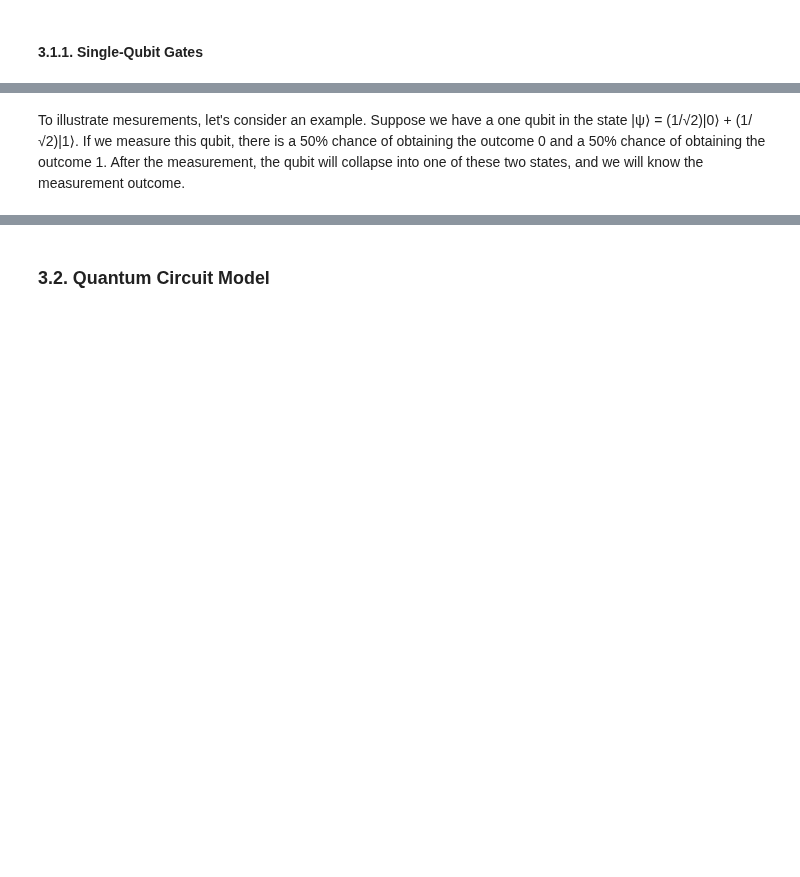
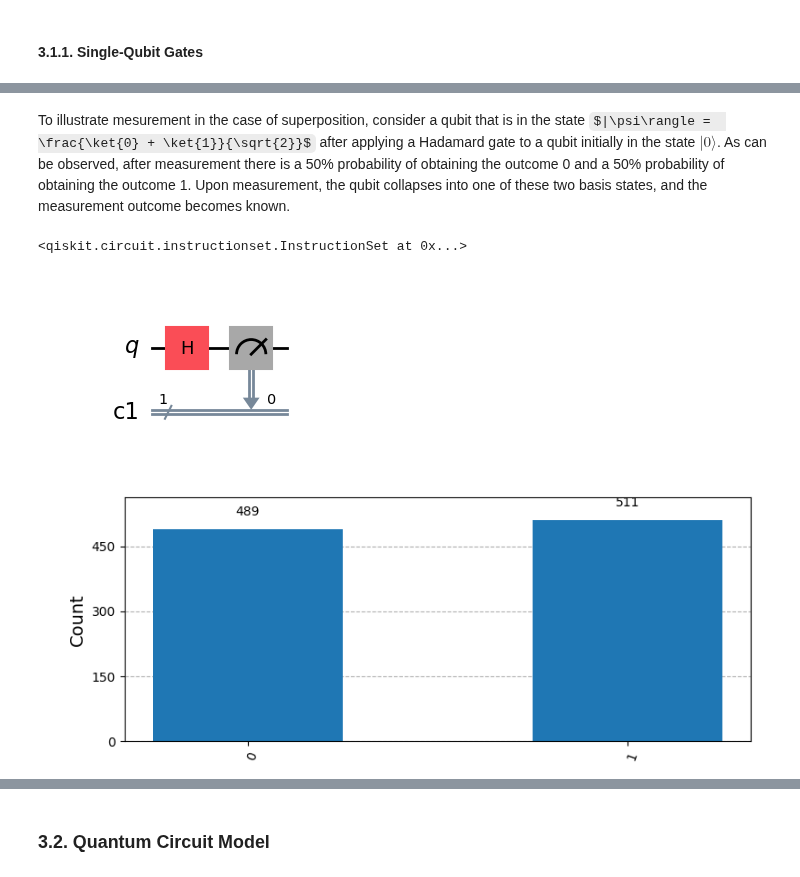
Before and after one commit to MariyaSV78/notebook_Quantum-computing, a Jupyter notebook: Quantum-computing.ipynb, the cells around one changed output, grey strips where cells are left out. Cells and saved outputs as stored; diff of their text form; code cells hidden in the pictures; some formulas as TeX source; blank space fills up the shorter version.

```diff
--- a/Quantum-computing.ipynb
+++ b/Quantum-computing.ipynb
@@ -1043,4 +1056,30 @@ q = [0.707+0.j 0.707+0.j]
-# %% [markdown]
-To illustrate mesurements, let's consider an example. Suppose we have a one qubit in the state |ψ⟩ = (1/√2)|0⟩ + (1/√2)|1⟩. If we measure this qubit, there is a 50% chance of obtaining the outcome 0 and a 50% chance of obtaining the outcome 1. After the measurement, the qubit will collapse into one of these two states, and we will know the measurement outcome.
+# %% [markdown]
+To illustrate mesurement in the case of superposition, consider a qubit that is in the state $|\psi\rangle =  \frac{\ket{0} + \ket{1}}{\sqrt{2}}$ after applying a Hadamard gate to a qubit initially in the state $|0\rangle$. As can be observed, after measurement there is a 50% probability of obtaining the outcome 0 and a 50% probability of obtaining the outcome 1. Upon measurement, the qubit collapses into one of these two basis states, and the measurement outcome becomes known.
+# %%
+# Add classical register
+cr = ClassicalRegister(1)
+qc_h.add_register(cr)
+
+qc_h.measure(0, 0)
+# %% [output]
+<qiskit.circuit.instructionset.InstructionSet at 0x...>
+# %%
+# Simulate measurements using AerSimulator
+simulator = AerSimulator()
+job = simulator.run(qc_h, shots=1000, memory=True)
+result = job.result()
+# Extract counts (histogram of results) and memory (raw shot outcomes)
+counts = result.get_counts()
+
+# Draw the final circuit
+qc_h.draw('mpl').show()
+
+# Probability distribution for showing the probability distribution of measuring 0 or 1.
+plot_histogram(counts).set_size_inches(8, 3)
+
+clear_output()
+# %% [output]
+[figure, added]
+[figure, added]
 # %% [markdown]
 
```
Also changed, not shown: parts of 24 cells of this notebook.
